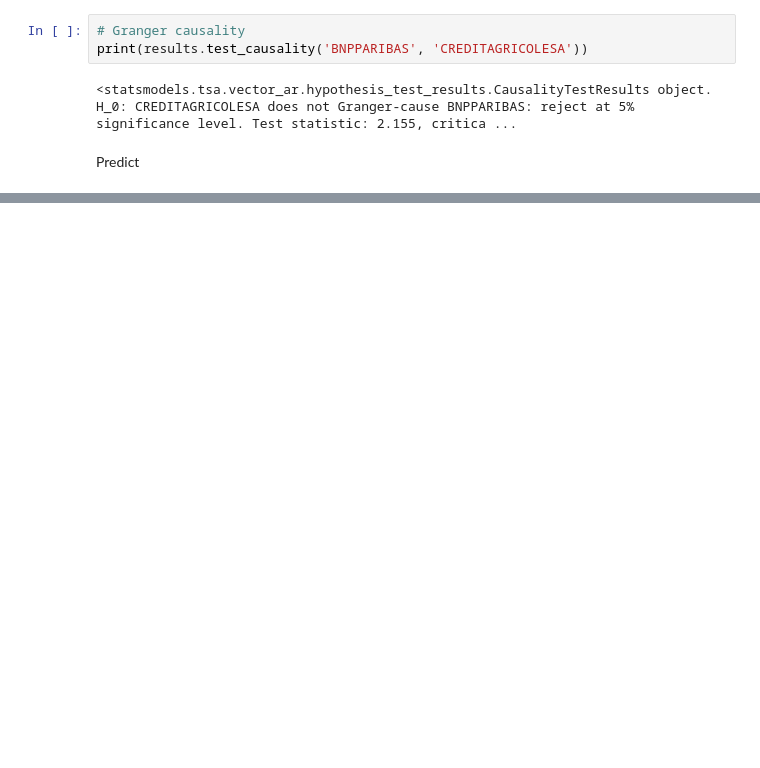
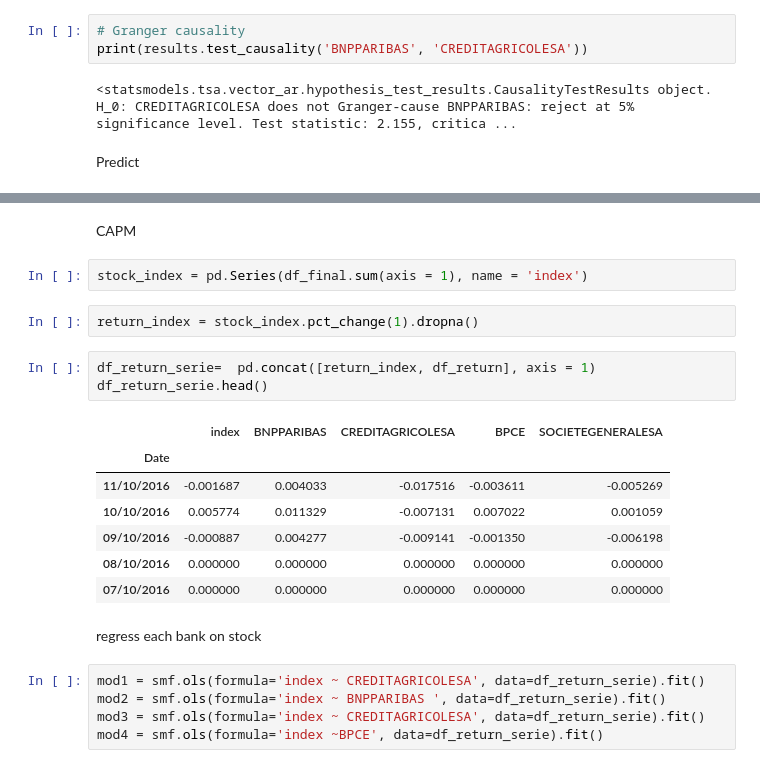
Before and after one commit to thomaspernet/PythonFinanceClass, a Jupyter notebook: QuantitativeFinance/PythonFiles/Untitled.ipynb, the cells around one changed output, grey strips where cells are left out. Cells and saved outputs as stored; diff of their text form; blank space fills up the shorter version.

```diff
--- a/QuantitativeFinance/PythonFiles/Untitled.ipynb
+++ b/QuantitativeFinance/PythonFiles/Untitled.ipynb
@@ -299,0 +344,24 @@ TypeError: forecast() missing 1 required positional argument: 'y'
+# %% [markdown]
+CAPM
+# %%
+stock_index = pd.Series(df_final.sum(axis = 1), name = 'index')
+# %%
+return_index = stock_index.pct_change(1).dropna()
+# %%
+df_return_serie=  pd.concat([return_index, df_return], axis = 1)
+df_return_serie.head()
+# %% [output]
+|  | index | BNPPARIBAS | CREDITAGRICOLESA | BPCE | SOCIETEGENERALESA |
+| Date |  |  |  |  |  |
+| 11/10/2016 | -0.001687 | 0.004033 | -0.017516 | -0.003611 | -0.005269 |
+| 10/10/2016 | 0.005774 | 0.011329 | -0.007131 | 0.007022 | 0.001059 |
+| 09/10/2016 | -0.000887 | 0.004277 | -0.009141 | -0.001350 | -0.006198 |
+| 08/10/2016 | 0.000000 | 0.000000 | 0.000000 | 0.000000 | 0.000000 |
+| 07/10/2016 | 0.000000 | 0.000000 | 0.000000 | 0.000000 | 0.000000 |
+# %% [markdown]
+regress each bank on stock
+# %%
+mod1 = smf.ols(formula='index ~ CREDITAGRICOLESA', data=df_return_serie).fit()
+mod2 = smf.ols(formula='index ~ BNPPARIBAS ', data=df_return_serie).fit()
+mod3 = smf.ols(formula='index ~ CREDITAGRICOLESA', data=df_return_serie).fit()
+mod4 = smf.ols(formula='index ~BPCE', data=df_return_serie).fit()
```
Also changed, not shown: parts of 15 cells of this notebook.
